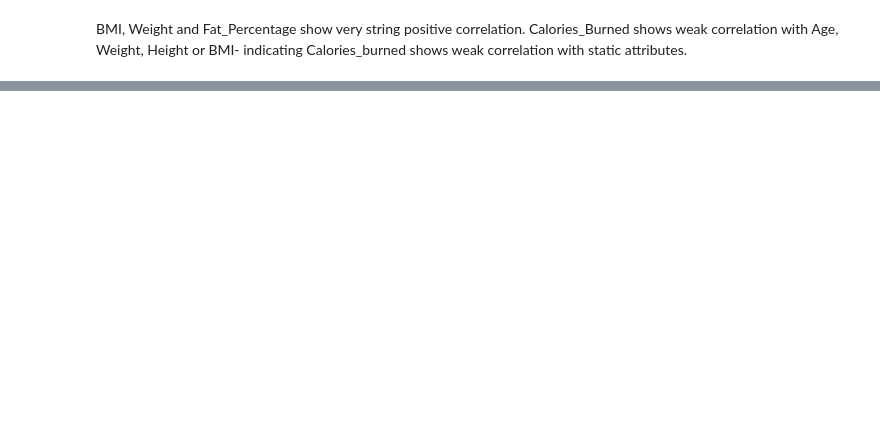
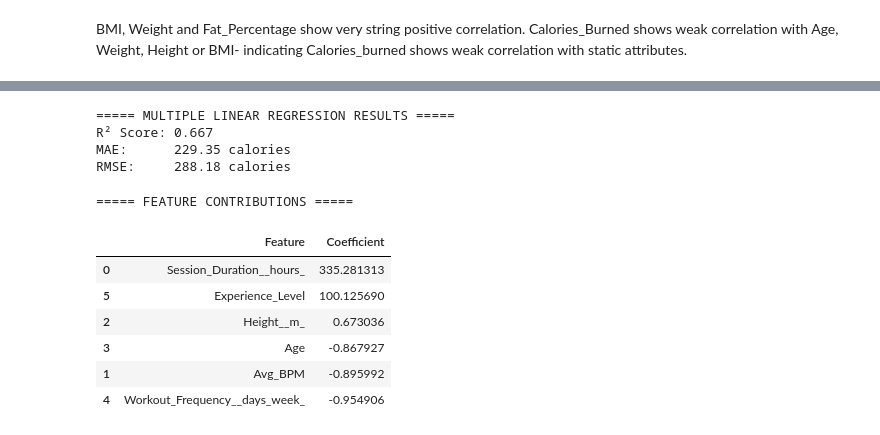
Before and after one commit to dishasanthosh/Group_2_IMT574, a Jupyter notebook: Group 2_Final Project_IMT 574.ipynb, the cells around one changed output, grey strips where cells are left out. Drawn from its saved outputs; the diff is of its cells as text; code cells hidden in the pictures; blank space fills up the shorter version.

```diff
--- a/Group 2_Final Project_IMT 574.ipynb
+++ b/Group 2_Final Project_IMT 574.ipynb
@@ -197,0 +166,39 @@ Random Forest Regressor:
+# %%
+#model evaluation with metrics
+r2 = r2_score(y_test, y_pred)
+mae = mean_absolute_error(y_test, y_pred)
+rmse = np.sqrt(mean_squared_error(y_test, y_pred))
+
+print("\n===== MULTIPLE LINEAR REGRESSION RESULTS =====")
+print(f"R² Score: {r2:.3f}")
+print(f"MAE:      {mae:.2f} calories")
+print(f"RMSE:     {rmse:.2f} calories")
+# %% [output]
+===== MULTIPLE LINEAR REGRESSION RESULTS =====
+R² Score: 0.667
+MAE:      229.35 calories
+RMSE:     288.18 calories
+# %%
+#coeffs
+coef_df = pd.DataFrame({
+    "Feature": features,
+    "Coefficient": linreg.coef_
+}).sort_values(by="Coefficient", ascending=False)
+
+print("\n===== FEATURE CONTRIBUTIONS =====")
+display(coef_df)
+
+# # Plot feature importance
+# plt.figure(figsize=(8,5))
+# sns.barplot(data=coef_df, x="Coefficient", y="Feature", palette="coolwarm")
+# plt.title("Contribution of Each Variable to Calories Burned")
+# plt.show()
+# %% [output]
+===== FEATURE CONTRIBUTIONS =====
+|  | Feature | Coefficient |
+| 0 | Session_Duration__hours_ | 335.281313 |
+| 5 | Experience_Level | 100.125690 |
+| 2 | Height__m_ | 0.673036 |
+| 3 | Age | -0.867927 |
+| 1 | Avg_BPM | -0.895992 |
+| 4 | Workout_Frequency__days_week_ | -0.954906 |
```
Also changed, not shown: parts of 24 cells of this notebook.
